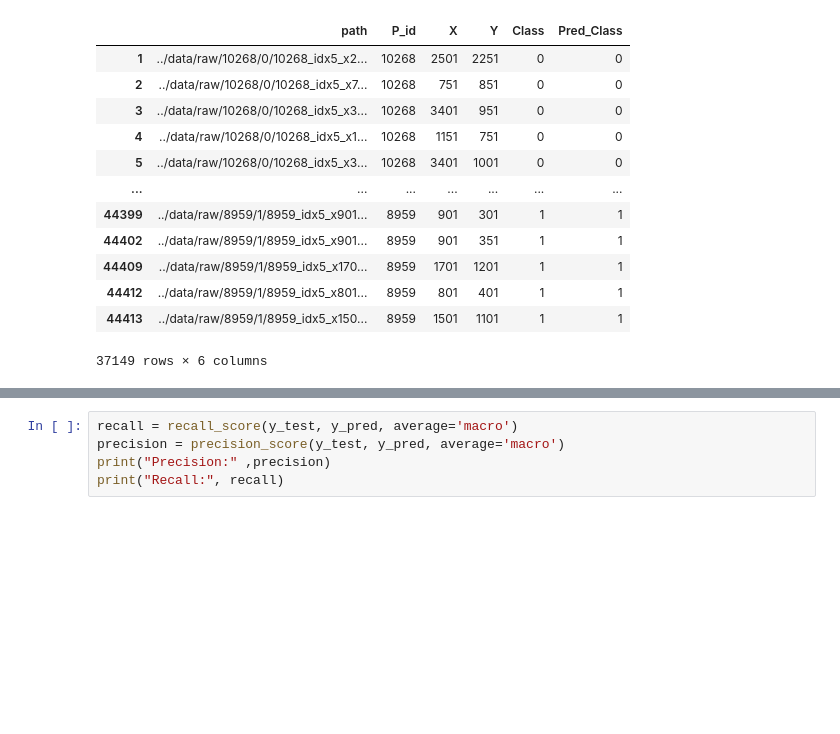
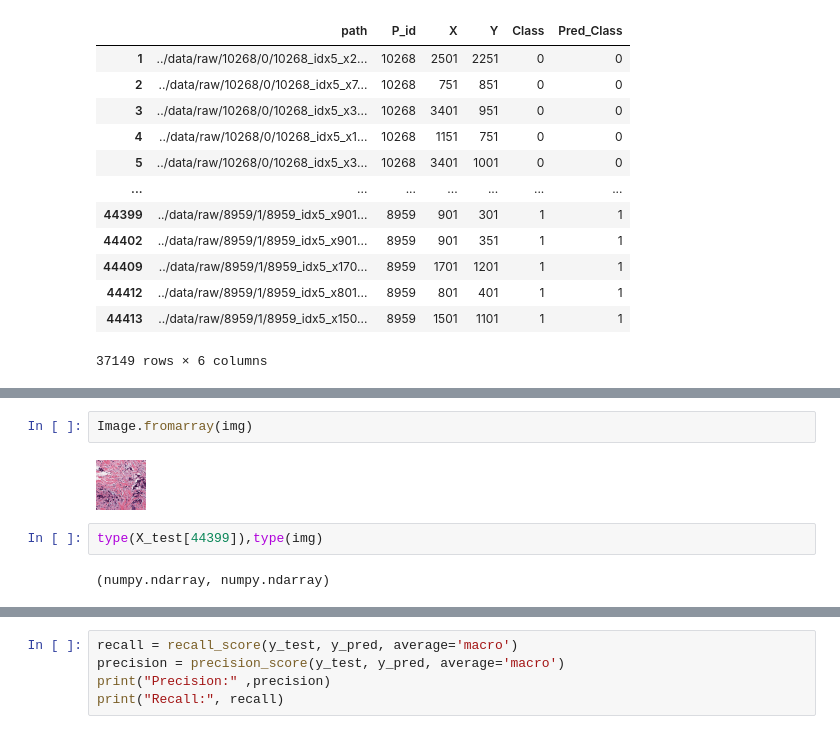
Before and after one commit to SingarajuP/LHL_PROJECT, a Jupyter notebook: notebooks/cnnmodel_sgd_imbalance.ipynb, the cells around one changed output, grey strips where cells are left out. Cells and saved outputs as stored; diff of their text form; blank space fills up the shorter version.

```diff
--- a/notebooks/cnnmodel_sgd_imbalance.ipynb
+++ b/notebooks/cnnmodel_sgd_imbalance.ipynb
@@ -349,0 +361,8 @@ array([[1]])
+# %%
+Image.fromarray(img)
+# %% [output]
+[figure, added]
+# %%
+type(X_test[44399]),type(img)
+# %% [output]
+(numpy.ndarray, numpy.ndarray)
```
Also changed, not shown: parts of 13 cells of this notebook, 8 other files.
